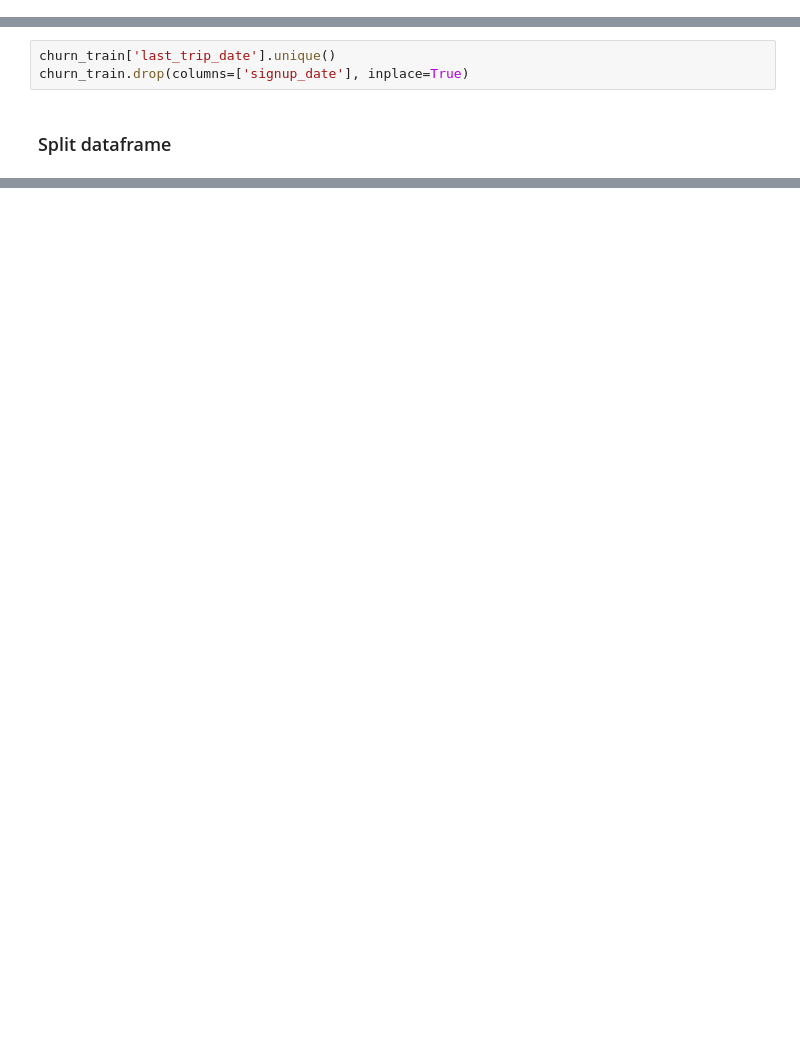
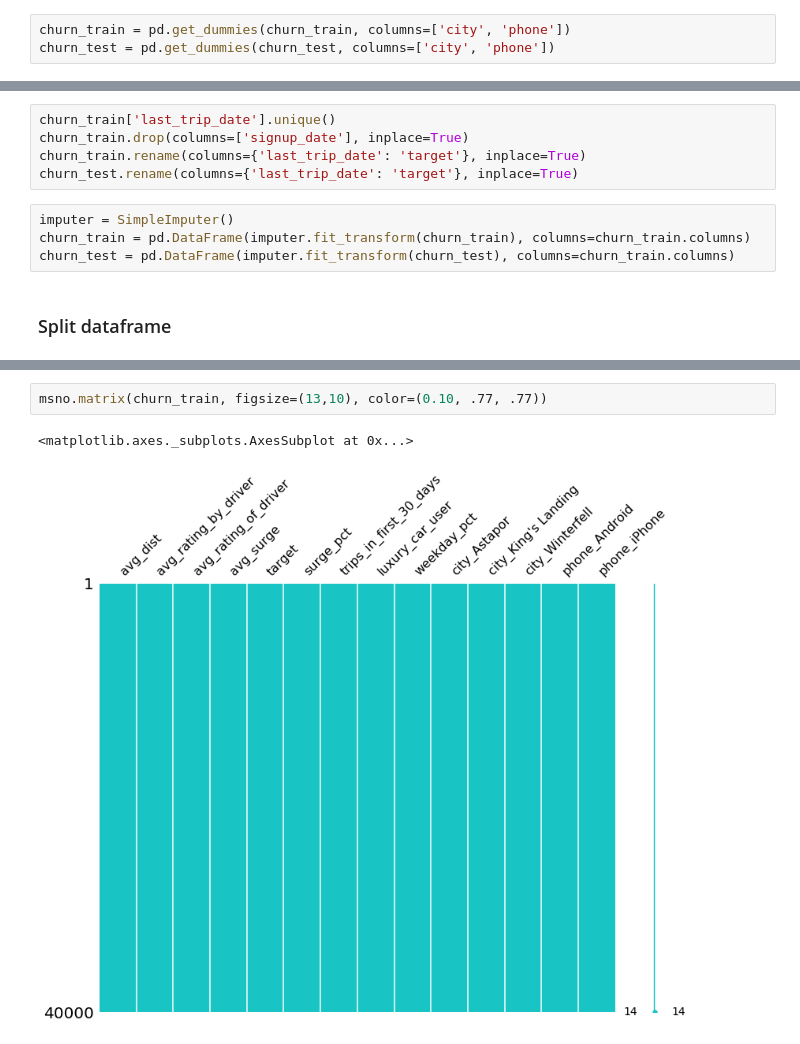
Before and after one commit to boogiedev/churning-a-blind-eye, a Jupyter notebook: Case_Study.ipynb, the cells around one changed output, grey strips where cells are left out. Drawn from its saved outputs; the diff is of its cells as text; blank space fills up the shorter version.

Commit message:
Cleaned training and test

```diff
--- a/Case_Study.ipynb
+++ b/Case_Study.ipynb
@@ -49,3 +50,6 @@ imputer = SimpleImputer()
+# %%
+churn_train = pd.get_dummies(churn_train, columns=['city', 'phone'])
+churn_test = pd.get_dummies(churn_test, columns=['city', 'phone'])
 # %%
 #Convert last_trip_date and signup_date to datetime object
 churn['last_trip_date'] = pd.to_datetime(churn['last_trip_date'])
@@ -63,6 +68,12 @@ churn_train['luxury_car_user'] = churn_train['luxury_car_user'].astype(int)
 # %%
 churn_train['last_trip_date'].unique()
 churn_train.drop(columns=['signup_date'], inplace=True)
+churn_train.rename(columns={'last_trip_date': 'target'}, inplace=True)
+churn_test.rename(columns={'last_trip_date': 'target'}, inplace=True)
+# %%
+imputer = SimpleImputer()
+churn_train = pd.DataFrame(imputer.fit_transform(churn_train), columns=churn_train.columns)
+churn_test = pd.DataFrame(imputer.fit_transform(churn_test), columns=churn_train.columns)
 # %% [markdown]
 ### Split dataframe
 # %%
@@ -111,0 +104,5 @@ churn_train
+# %%
+msno.matrix(churn_train, figsize=(13,10), color=(0.10, .77, .77))
+# %% [output]
+<matplotlib.axes._subplots.AxesSubplot at 0x...>
+[figure, added]
```
Also changed, not shown: parts of 9 cells of this notebook.
